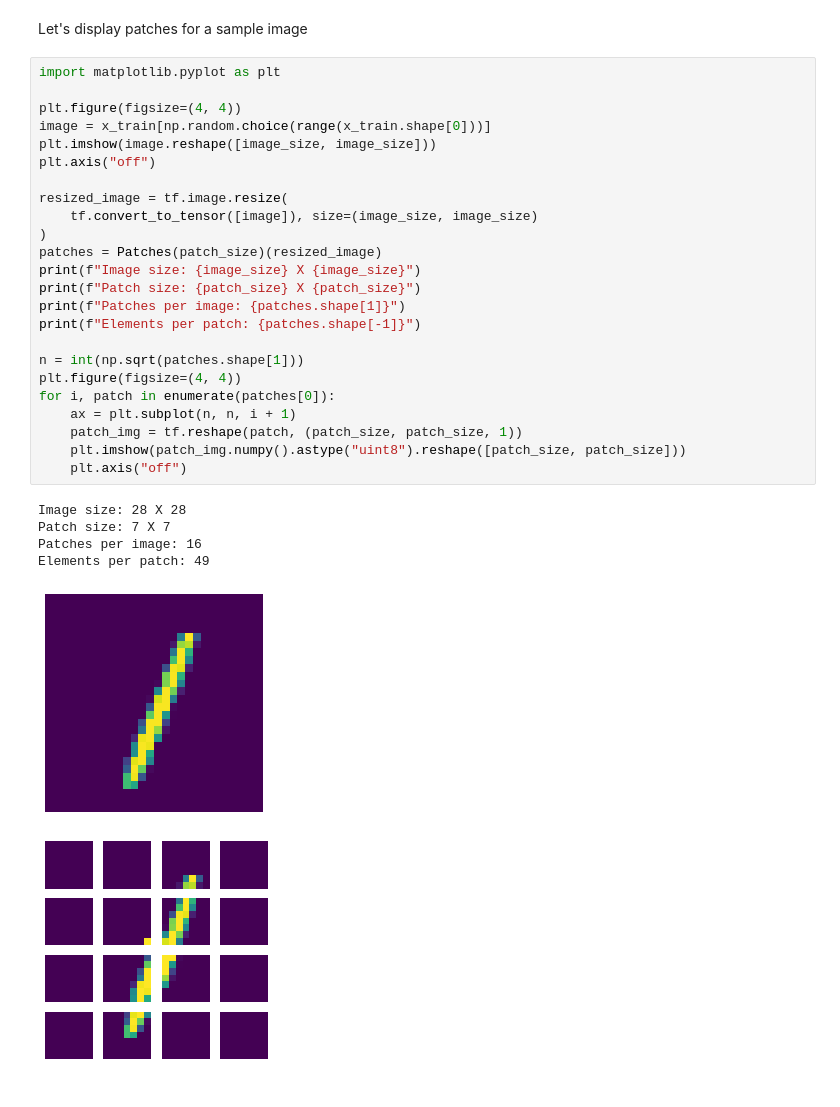
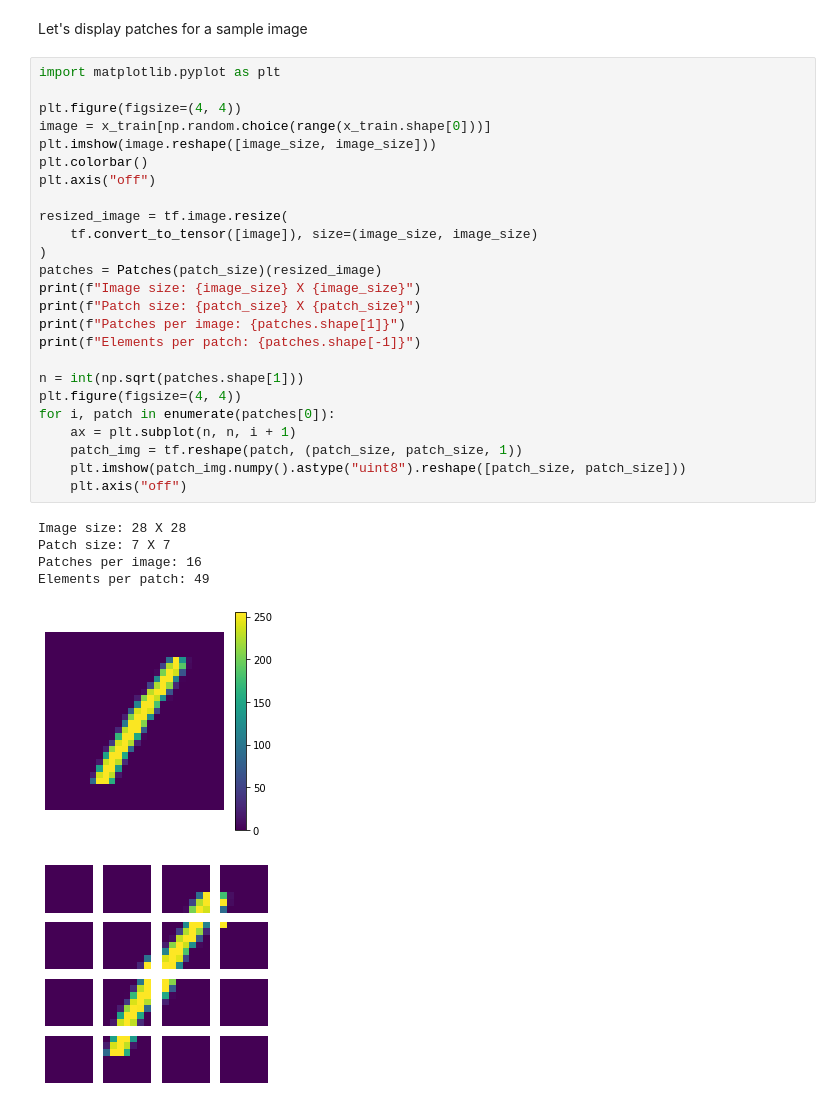
Before and after one commit to fagonzalezo/qmc, a Jupyter notebook: examples/Mixture_of_patches_classification_with_QMC.ipynb, the cells around one changed output. Saved outputs shown, nothing was run; the diff lists cells and outputs as text.

```diff
--- a/examples/Mixture_of_patches_classification_with_QMC.ipynb
+++ b/examples/Mixture_of_patches_classification_with_QMC.ipynb
@@ -113,34 +145,35 @@ Let's display patches for a sample image
 # %%
 import matplotlib.pyplot as plt
 
 plt.figure(figsize=(4, 4))
 image = x_train[np.random.choice(range(x_train.shape[0]))]
 plt.imshow(image.reshape([image_size, image_size]))
+plt.colorbar()
 plt.axis("off")
 
 resized_image = tf.image.resize(
     tf.convert_to_tensor([image]), size=(image_size, image_size)
 )
 patches = Patches(patch_size)(resized_image)
 print(f"Image size: {image_size} X {image_size}")
 print(f"Patch size: {patch_size} X {patch_size}")
 print(f"Patches per image: {patches.shape[1]}")
 print(f"Elements per patch: {patches.shape[-1]}")
 
 n = int(np.sqrt(patches.shape[1]))
 plt.figure(figsize=(4, 4))
 for i, patch in enumerate(patches[0]):
     ax = plt.subplot(n, n, i + 1)
     patch_img = tf.reshape(patch, (patch_size, patch_size, 1))
     plt.imshow(patch_img.numpy().astype("uint8").reshape([patch_size, patch_size]))
     plt.axis("off")
 # %% [output]
 Image size: 28 X 28
 Patch size: 7 X 7
 Patches per image: 16
 Elements per patch: 49
-[figure, old version]
+[figure, new version]
-[figure, old version]
+[figure, new version]
 # %% [markdown]
 ## Implement the patch encoding layer
 
```
Also changed, not shown: parts of 46 cells of this notebook.
